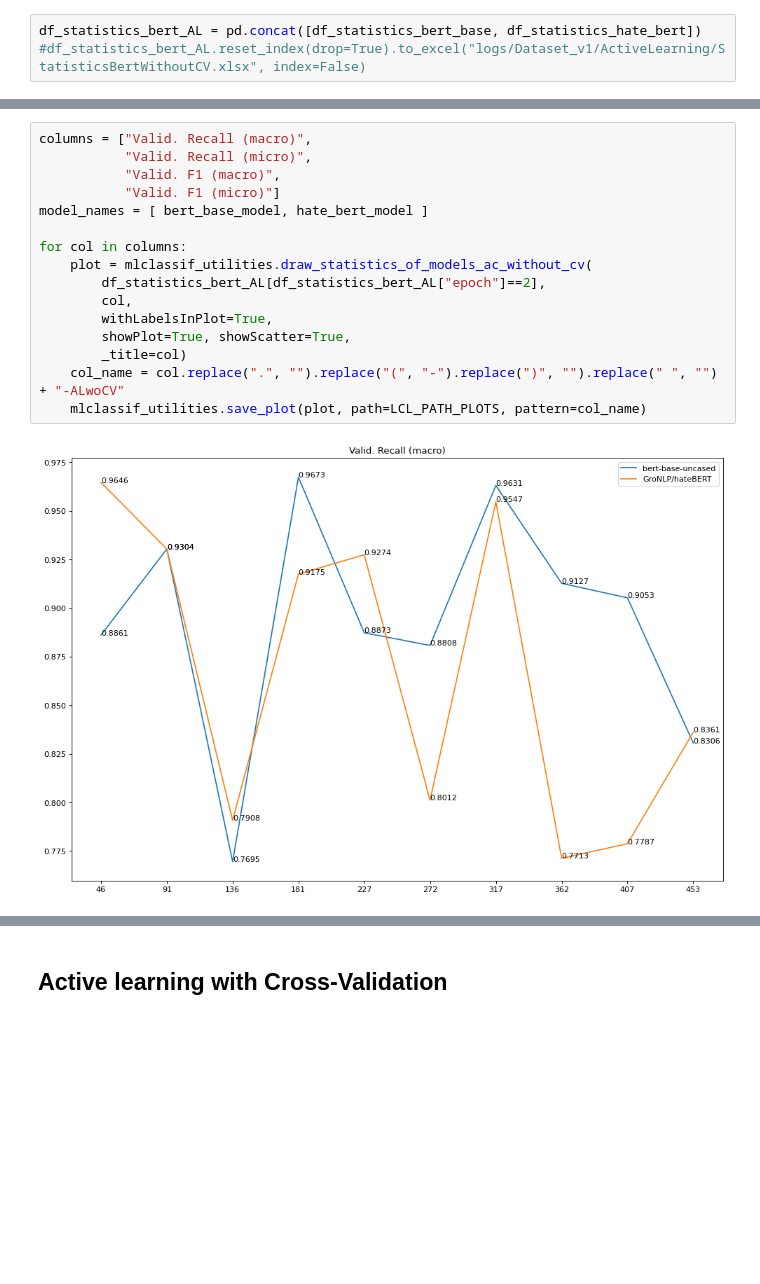
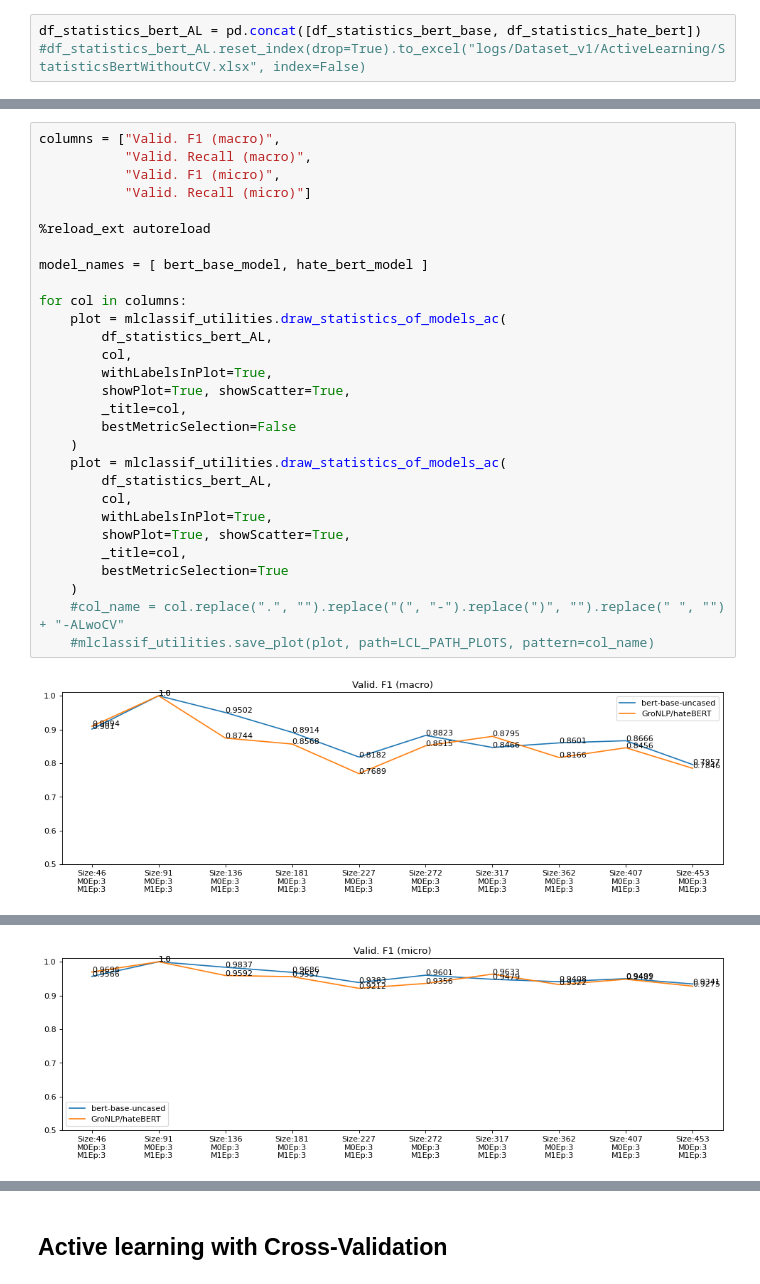
Before and after one commit to IsaacOlguin/AutomatedTraumaDetectionInGCT, a Jupyter notebook: 06_AnalysisOfComparableModels.ipynb, the cells around one changed output, grey strips where cells are left out. Drawn from its saved outputs; the diff is of its cells as text; blank space fills up the shorter version.

Commit message:
Update to the analysis of the models comparison

```diff
--- a/06_AnalysisOfComparableModels.ipynb
+++ b/06_AnalysisOfComparableModels.ipynb
@@ -143,18 +139,31 @@ df_statistics_bert_AL[df_statistics_bert_AL["epoch"]==3]
 # %%
-columns = ["Valid. Recall (macro)",
-           "Valid. Recall (micro)",
-           "Valid. F1 (macro)",
-           "Valid. F1 (micro)"]
+columns = ["Valid. F1 (macro)",
+           "Valid. Recall (macro)",
+           "Valid. F1 (micro)",
+           "Valid. Recall (micro)"]
+
+%reload_ext autoreload
+
 model_names = [ bert_base_model, hate_bert_model ]
 
 for col in columns:
-    plot = mlclassif_utilities.draw_statistics_of_models_ac_without_cv(
-        df_statistics_bert_AL[df_statistics_bert_AL["epoch"]==2],
+    plot = mlclassif_utilities.draw_statistics_of_models_ac(
+        df_statistics_bert_AL,
         col,
         withLabelsInPlot=True,
         showPlot=True, showScatter=True,
-        _title=col)
-    col_name = col.replace(".", "").replace("(", "-").replace(")", "").replace(" ", "") + "-ALwoCV"
-    mlclassif_utilities.save_plot(plot, path=LCL_PATH_PLOTS, pattern=col_name)
+        _title=col,
+        bestMetricSelection=False
+    )
+    plot = mlclassif_utilities.draw_statistics_of_models_ac(
+        df_statistics_bert_AL,
+        col,
+        withLabelsInPlot=True,
+        showPlot=True, showScatter=True,
+        _title=col,
+        bestMetricSelection=True
+    )
+    #col_name = col.replace(".", "").replace("(", "-").replace(")", "").replace(" ", "") + "-ALwoCV"
+    #mlclassif_utilities.save_plot(plot, path=LCL_PATH_PLOTS, pattern=col_name)
 # %% [output]
-[figure, old version]
+[figure, new version]
@@ -163,0 +173 @@ for col in columns:
+[figure, added]
```
Also changed, not shown: parts of 15 cells of this notebook.
